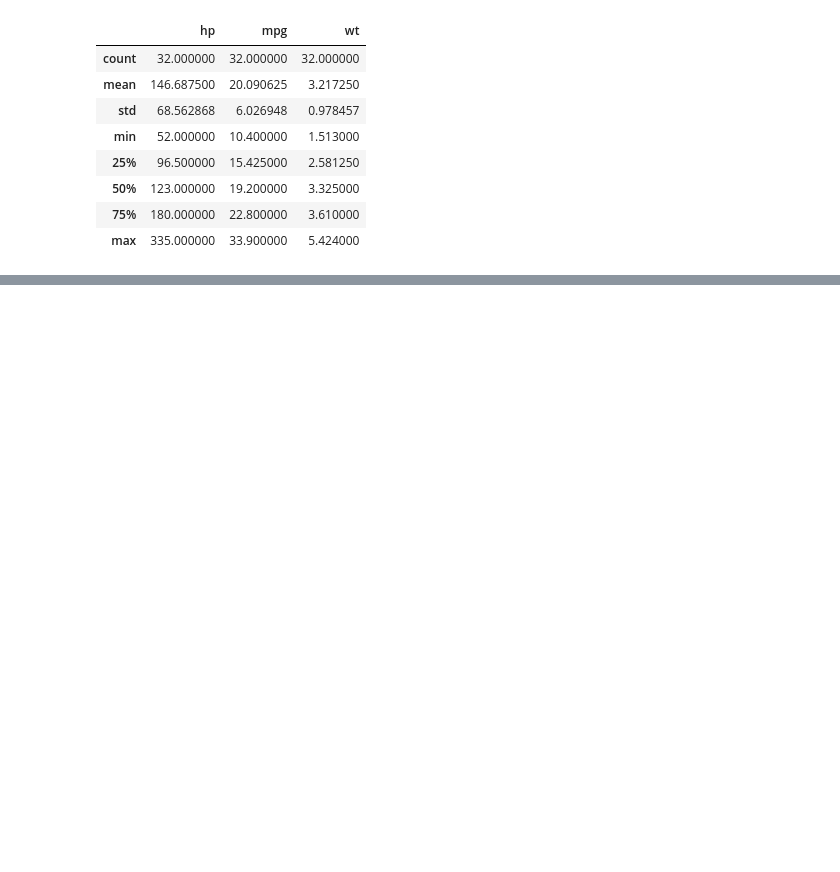
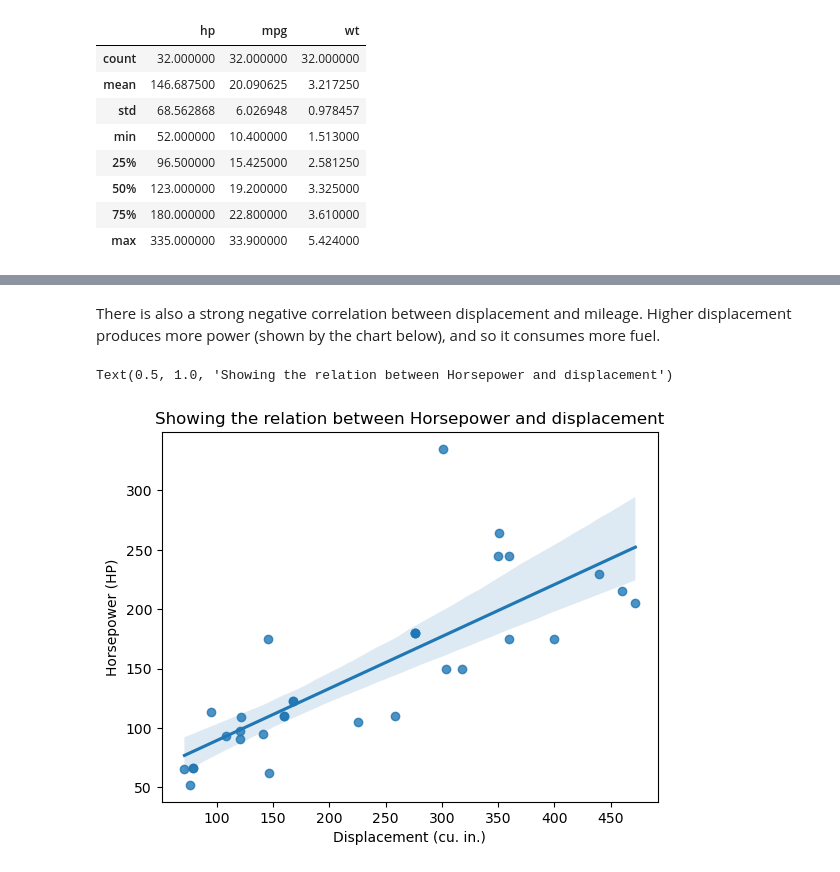
Before and after one commit to labeeb0x5fabrar/mtcars-analysis, a Jupyter notebook: mtcars-analysis.ipynb, the cells around one changed output, grey strips where cells are left out. Saved outputs shown, nothing was run; the diff lists cells and outputs as text; code cells hidden in the pictures; blank space fills up the shorter version.

```diff
--- a/mtcars-analysis.ipynb
+++ b/mtcars-analysis.ipynb
@@ -185,0 +335,10 @@ mtcars.head(mtcars.shape[0])
+# %% [markdown]
+There is also a strong negative correlation between displacement and mileage. Higher displacement produces more power (shown by the chart below), and so it consumes more fuel.
+# %%
+ax = sns.regplot(data=mtcars[['hp', 'disp']].sort_values(by='disp'), x='disp', y='hp')
+plt.ylabel("Horsepower (HP)")
+plt.xlabel("Displacement (cu. in.)")
+ax.set_title("Showing the relation between Horsepower and displacement")
+# %% [output]
+Text(0.5, 1.0, 'Showing the relation between Horsepower and displacement')
+[figure, added]
```
Also changed, not shown: parts of 51 cells of this notebook.
